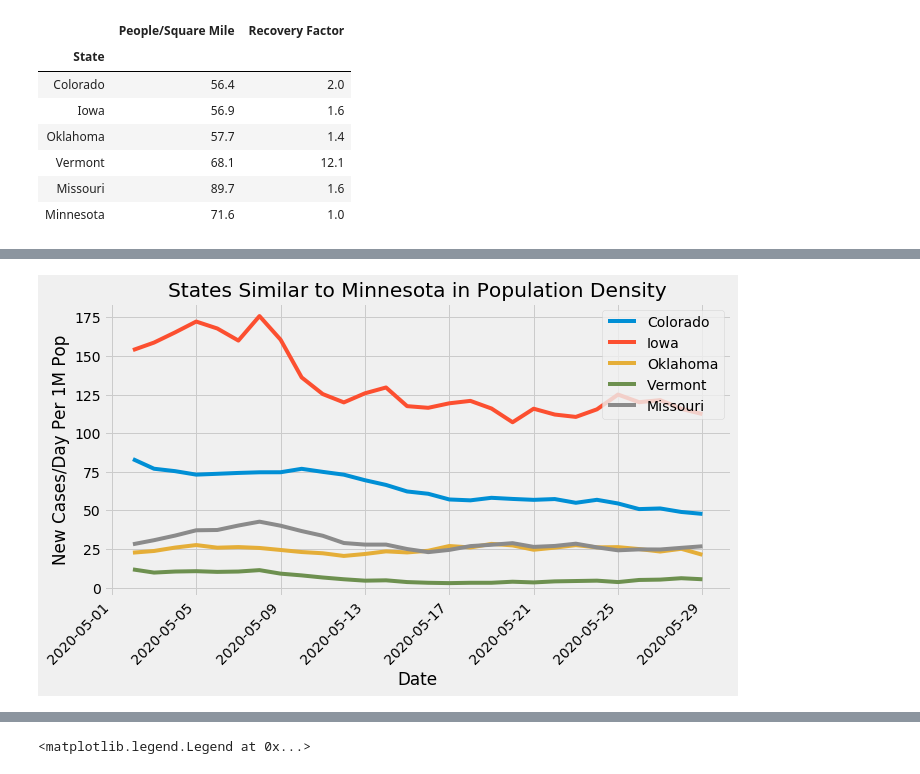
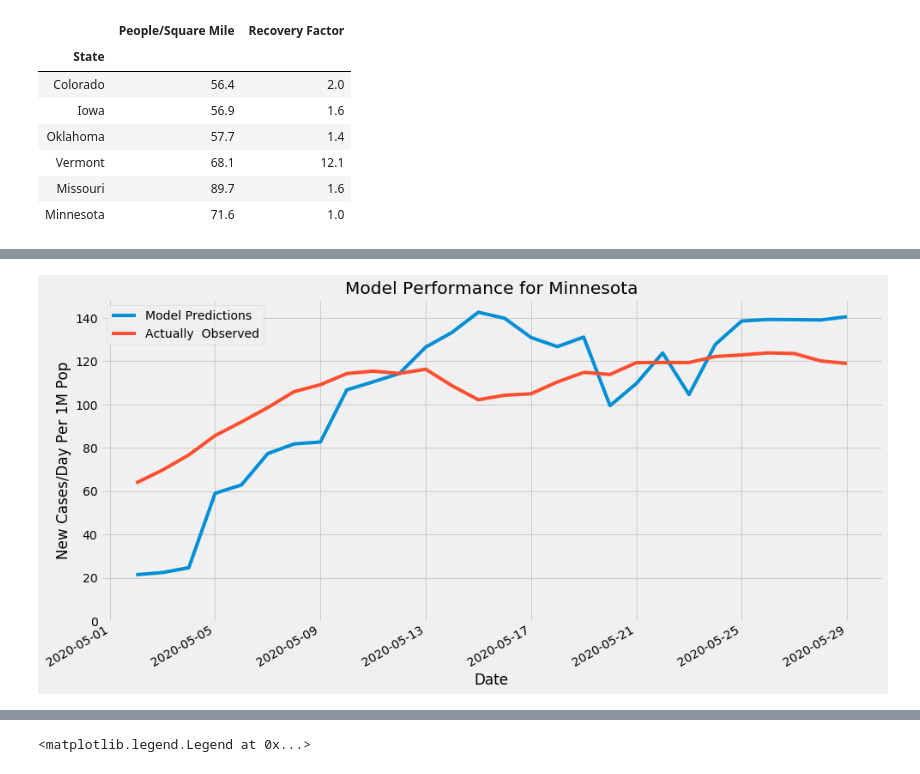
Before and after one commit to Jbudnick/Covid-19-Forecasting, a Jupyter notebook: notebooks/EDA_State_Comparison.ipynb, the cells around one changed output, grey strips where cells are left out. Saved outputs shown, nothing was run; the diff lists cells and outputs as text; code cells hidden in the pictures.

```diff
--- a/notebooks/EDA_State_Comparison.ipynb
+++ b/notebooks/EDA_State_Comparison.ipynb
@@ -159,7 +159,6 @@ class reg_model(object):
 import pandas as pd
 import numpy as np
 import datetime
-
 
 def create_spline(x, y, day_delay, t=7):
     '''
@@ -306,11 +305,14 @@ def load_and_clean_data(new_cases_per_pop=True):
         covid_df.drop(['New_Cases'], axis=1, inplace=True)
 
     #2 missing park values; manually fill them in with average of surrounding value
-    missing_parks_ind = [507, 514, 661, 668, 675, 682, 689, 1017, 1024, 1031, 2940]
-    covid_df = fill_na_with_surround(covid_df, 'parks', series = missing_parks_ind)
+    missing_parks_ind = [507, 514, 661, 668,
+                         675, 682, 689, 1017, 1024, 1031, 2940]
+    covid_df = fill_na_with_surround(
+        covid_df, 'parks', series=missing_parks_ind)
     return covid_df
 
-def fill_na_with_surround(df, col, series = True, ind_loc='iloc'):
+
+def fill_na_with_surround(df, col, series=True, ind_loc='iloc'):
     '''
     Can be used to fill NA values with the average of the two surrounding values in a series of missing values,
     or standalone value (specified with series argument).
@@ -330,7 +332,29 @@ def fill_na_with_surround(df, col, series = True, ind_loc='iloc'):
             df[col].fillna(replace, inplace=True)
         else:
             for row in series:
-                df.loc[row, col] = (df.loc[row - 1, col] + df.loc[row +1, col]) / 2
+                df.loc[row, col] = (df.loc[row - 1, col] +
+                                    df.loc[row + 1, col]) / 2
     return df
+
+def get_moving_avg_df(covid_df, state):
+    mask1 = (covid_df['state'] == state)
+    state_df = covid_df[mask1]
+    y = state_df.pop('New_Cases_per_pop')
+    X = state_df.iloc[:, 1: -1]
+
+    #Calculate moving average, use as target variable instead of raw new cases/pop
+    smooth_x, smooth_y = create_spline(X['days_elapsed'], y, day_delay=0)
+    mov_avg_df = pd.DataFrame([smooth_x, smooth_y]).T
+    mov_avg_df.columns = ('days_elapsed', 'Daily New Cases')
+    state_df = replace_with_moving_averages(
+        state_df, state_df.columns[2:-1], day_delay=10)
+
+    #Mask to limit start of moving average dataframe to when the number of daily new cases reaches threshold
+    mask_mov_avg = (mov_avg_df['Daily New Cases'] >= 450) | (
+        mov_avg_df['days_elapsed'] > 55)
+    mov_avg_df = mov_avg_df[mask_mov_avg]
+    revised_df = state_df.merge(mov_avg_df, on='days_elapsed').iloc[:, 1:]
+    fill_na_with_surround(revised_df, 'driving')
+    return revised_df
 # %%
 # %load src/State_Comparison.py
@@ -709,4 +813,11 @@ rmse: 10.488151416332139
 The Most similar states to Minnesota that meet the comparable parameters are: ['Colorado' 'Iowa' 'Oklahoma' 'Vermont' 'Missouri']. These will be used to predict for Minnesota.
+# %%
+import matplotlib.pyplot as plt
+import matplotlib
+from mpl_toolkits.basemap import Basemap
+matplotlib.rcParams.update({'font.size': 20})
+plt.style.use('fivethirtyeight')
+plt.close('all')
 # %%
 State_Compile.get_feature_importances().T
 # %% [output]
@@ -766,4 +865,4 @@ Recov_df
 # %%
-Prediction_Insights.plot_similar_states(save = 'images/SimilarTo{}'.format(state))
+Prediction_Insights.plot_pred_vs_actual(save = 'images/ModelPerf{}'.format(state))
 # %% [output]
-[figure, old version]
+[figure, new version]
```
Also changed, not shown: parts of 46 cells of this notebook, 6 other files.
